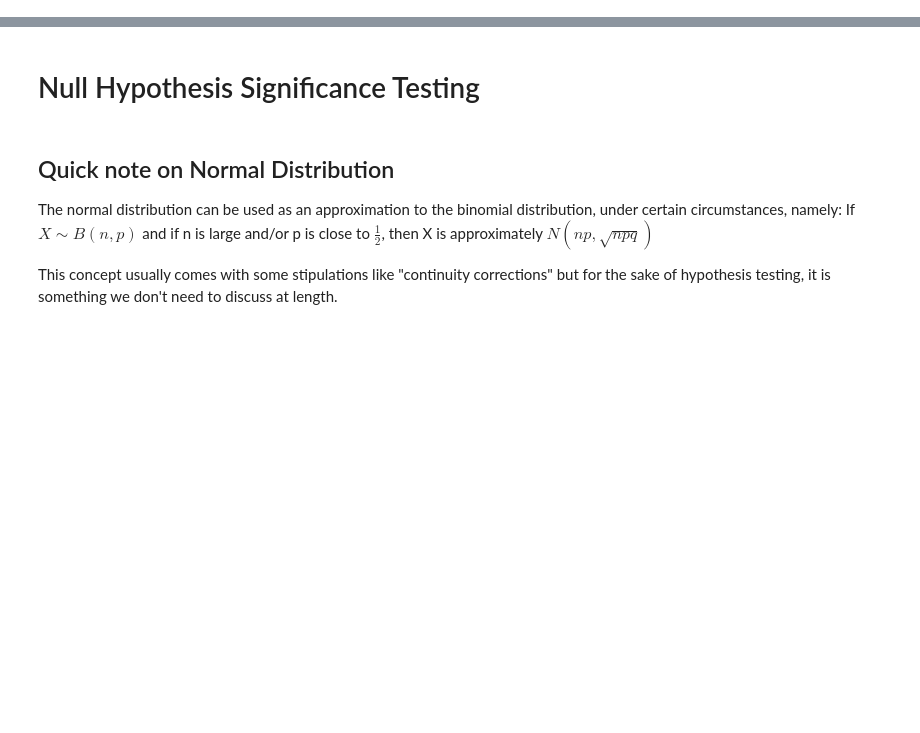
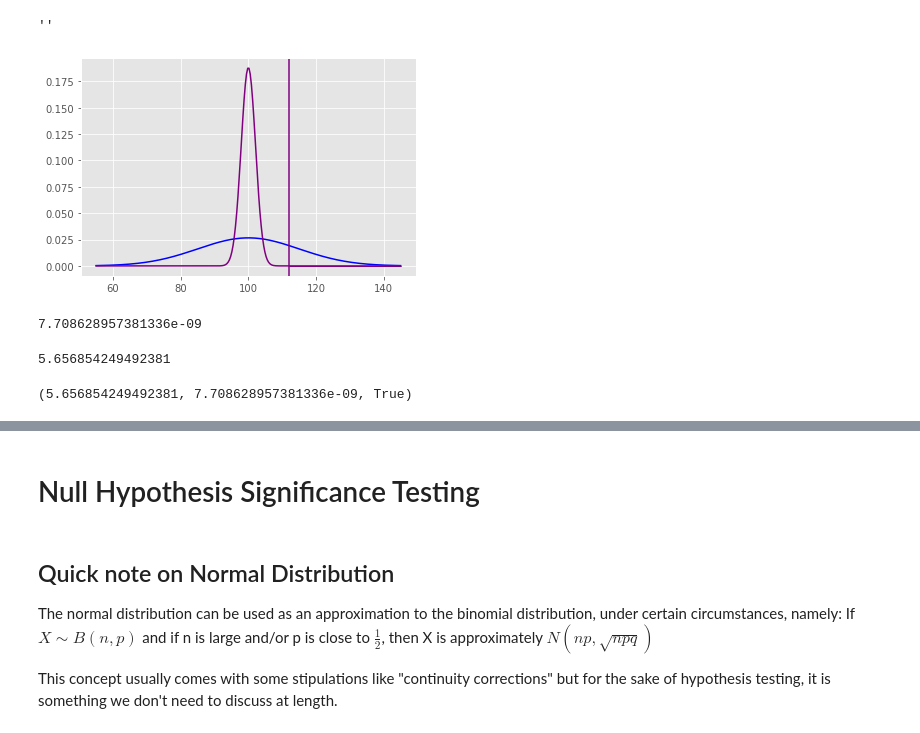
Before and after one commit to MekdiYilma/notes, a Jupyter notebook: hypothesis-testing/hypothesis-testing-heather.ipynb, the cells around one changed output, grey strips where cells are left out. Drawn from its saved outputs; the diff is of its cells as text; code cells hidden in the pictures; blank space fills up the shorter version.

```diff
--- a/hypothesis-testing/hypothesis-testing-heather.ipynb
+++ b/hypothesis-testing/hypothesis-testing-heather.ipynb
@@ -0,0 +28,40 @@
+# %%
+intelligence_sample = stats.norm(mu, sigma/np.sqrt(n))
+
+
+fig, ax = plt.subplots()
+
+x = np.linspace(mu-3*sigma, mu+3*sigma, 250)
+ax.plot(x, intelligence.pdf(x), color='blue' )
+ax.plot(x, intelligence_sample.pdf(x), color='purple' )
+ax.axvline(x_bar, c='purple')
+# ax.scatter(x_bar, intelligence.pdf(x_bar), marker='x', s=100, color='purple')
+ax.fill_between(x, intelligence_sample.pdf(x), where=x>x_bar, color='purple')
+;
+# %% [output]
+''
+[figure, added]
+# %%
+1 - intelligence_sample.cdf(x_bar)
+# %% [output]
+7.708628957381336e-09
+# %%
+n = 50
+z_score = (x_bar - mu)/ (sigma/np.sqrt(n))
+z_score
+# %% [output]
+5.656854249492381
+# %%
+stats.norm(0,1).cdf(z_score)
+
+alpha = .05
+mu = 100
+xbar = 112
+s = 15
+n = 50
+se = s/np.sqrt(50)
+z = (xbar - mu)/se
+pval = 1 - stats.norm().cdf(z)
+z, pval, pval < alpha
+# %% [output]
+(5.656854249492381, 7.708628957381336e-09, True)
```
Also changed, not shown: parts of 28 cells of this notebook.
